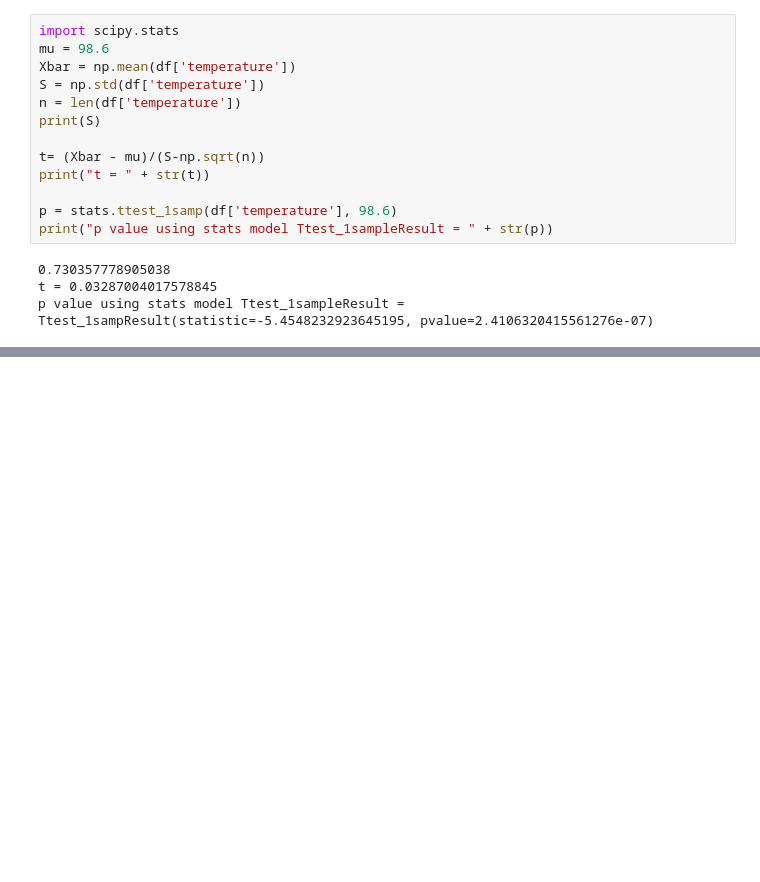
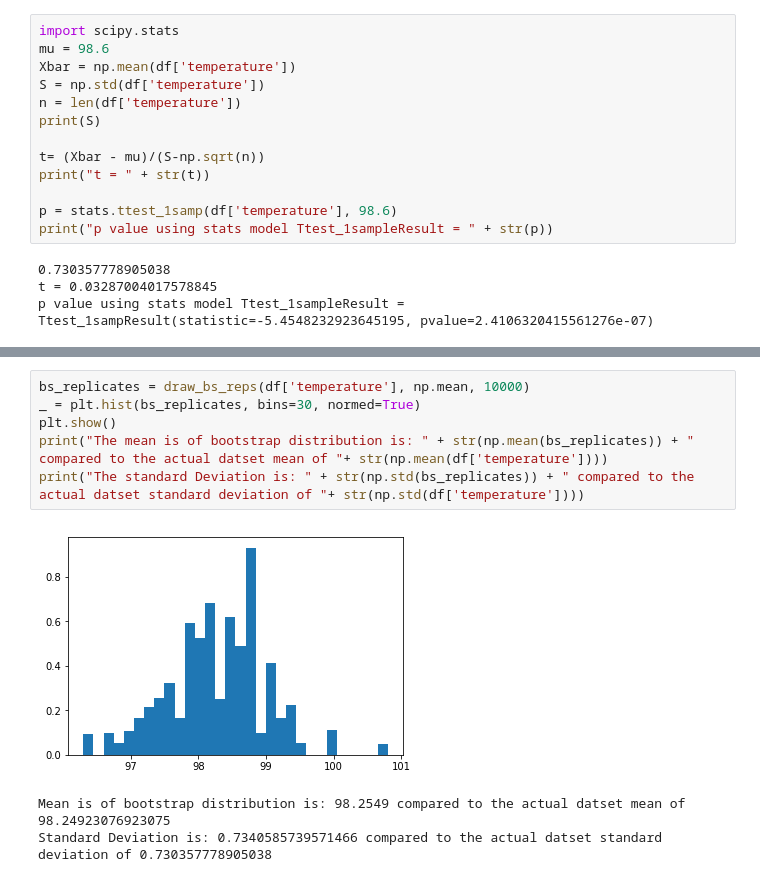
Before and after one commit to dustinrapp/Capstone_Springboard_Intermediate_Python, a Jupyter notebook: Assignments/sliderule_dsi_inferential_statistics_exercise_1.ipynb, the cells around one changed output, grey strips where cells are left out. Saved outputs shown, nothing was run; the diff lists cells and outputs as text; blank space fills up the shorter version.

```diff
--- a/Assignments/sliderule_dsi_inferential_statistics_exercise_1.ipynb
+++ b/Assignments/sliderule_dsi_inferential_statistics_exercise_1.ipynb
@@ -305,0 +419,10 @@ p value using stats model Ttest_1sampleResult = Ttest_1sampResult(statistic=-5.4
+# %%
+bs_replicates = draw_bs_reps(df['temperature'], np.mean, 10000)
+_ = plt.hist(bs_replicates, bins=30, normed=True)
+plt.show()
+print("The mean is of bootstrap distribution is: " + str(np.mean(bs_replicates)) + " compared to the actual datset mean of "+ str(np.mean(df['temperature'])))
+print("The standard Deviation is: " + str(np.std(bs_replicates)) + " compared to the actual datset standard deviation of "+ str(np.std(df['temperature'])))
+# %% [output]
+[figure, added]
+Mean is of bootstrap distribution is: 98.2549 compared to the actual datset mean of 98.24923076923075
+Standard Deviation is: 0.7340585739571466 compared to the actual datset standard deviation of 0.730357778905038
```
Also changed, not shown: parts of 65 cells of this notebook.
